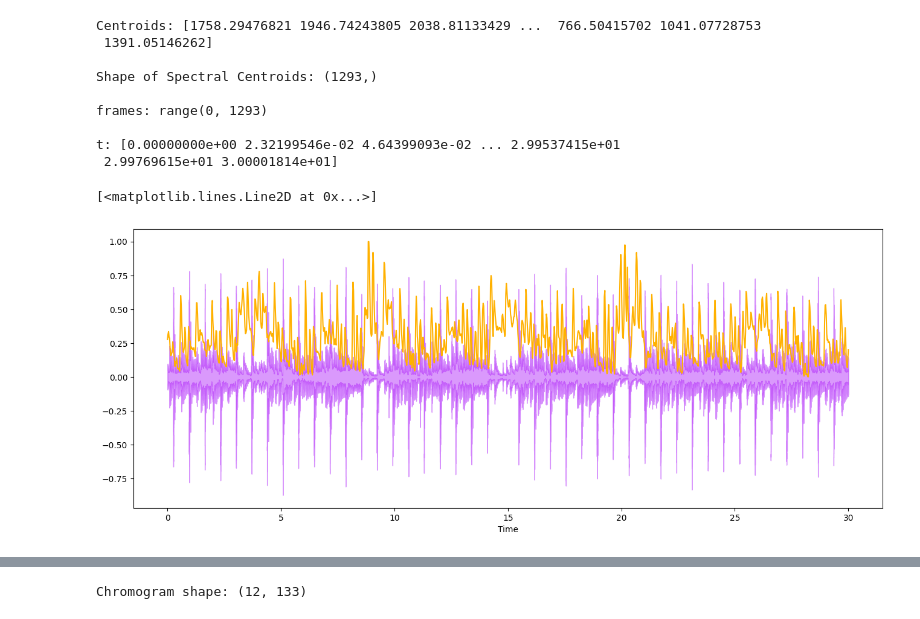
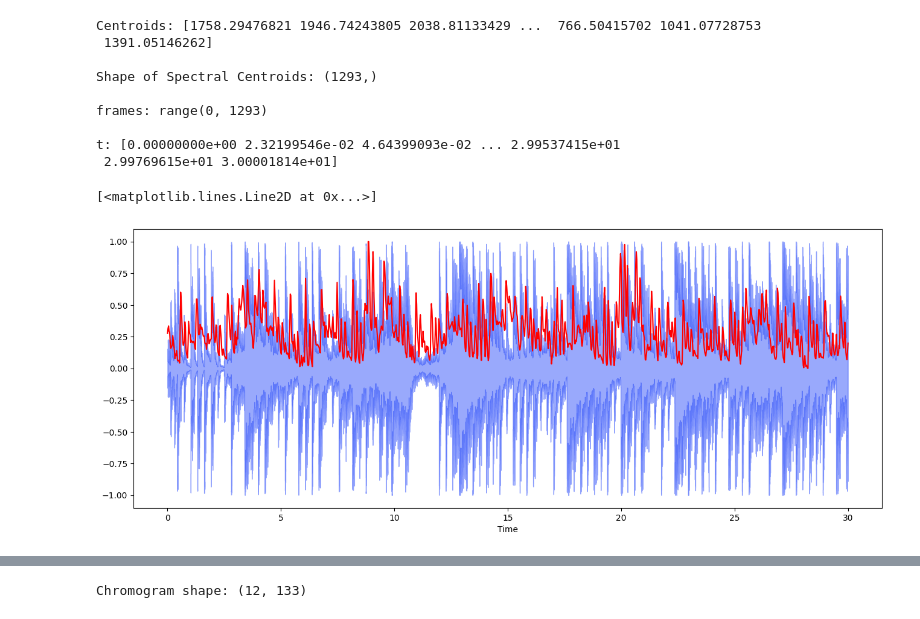
Before and after one commit to mjzhang21/MusicGenreClassifier, a Jupyter notebook: notebooks/01_EDA.ipynb, the cells around one changed output, grey strips where cells are left out. Drawn from its saved outputs; the diff is of its cells as text; code cells hidden in the pictures.

```diff
--- a/notebooks/01_EDA.ipynb
+++ b/notebooks/01_EDA.ipynb
@@ -20,7 +20,7 @@ print(list(os.listdir(f"{general_path}/genres_original/")))
 ['blues', 'classical', 'country', 'disco', 'hiphop', 'jazz', 'metal', 'pop', 'reggae', 'rock']
 # %%
 # Importing 1 file
-y, sr = librosa.load(f"{general_path}/genres_original/rock/rock.00036.wav")
+y, sr = librosa.load(f"{general_path}/genres_original/pop/pop.00021.wav")
 
 print("y:", y, "\n")
 print("y shape:", np.shape(y), "\n")
@@ -188,8 +200,8 @@ t: [0.00000000e+00 2.32199546e-02 4.64399093e-02 ... 2.99537415e+01
 # %%
 # Plotting the Spectral Centroid along the waveform
 plt.figure(figsize=(16, 6))
-librosa.display.waveshow(y=audio_file, sr=sr, alpha=0.4, color="#A300F9")
-plt.plot(t, normalize(spectral_centroids), color="#FFB100")
+librosa.display.waveshow(y=audio_file, sr=sr, alpha=0.4, color="#0029F9")
+plt.plot(t, normalize(spectral_centroids), color="#FF0000")
 # %% [output]
 [<matplotlib.lines.Line2D at 0x...>]
-[figure, old version]
+[figure, new version]
```
Also changed, not shown: parts of 15 cells of this notebook.
